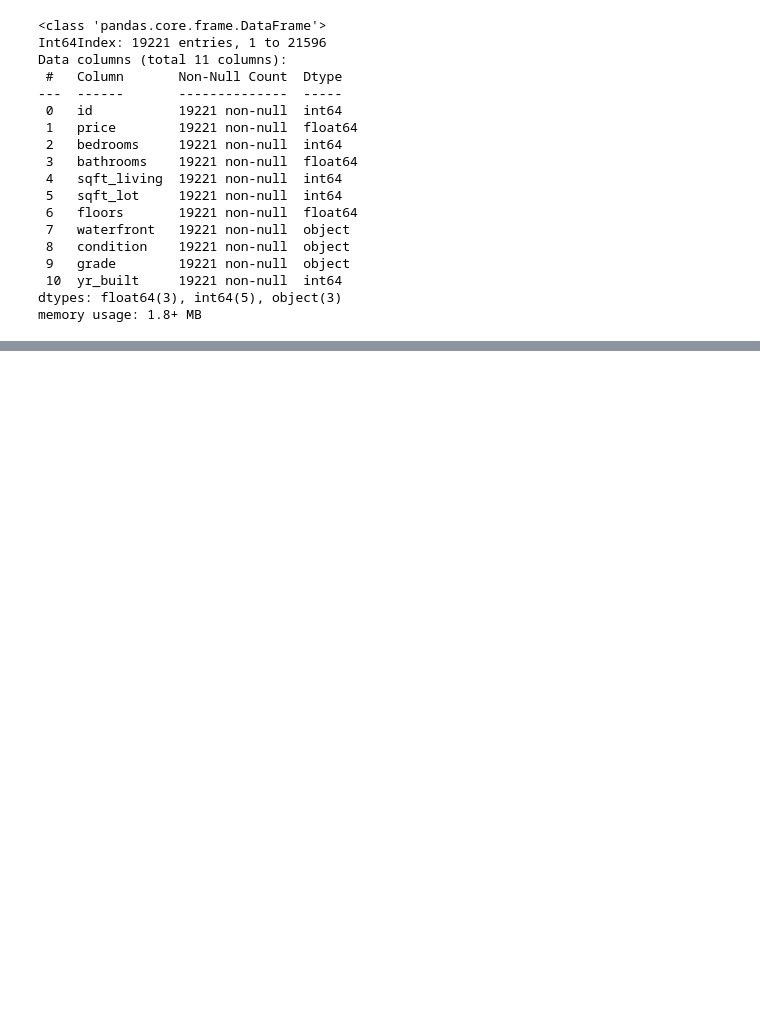
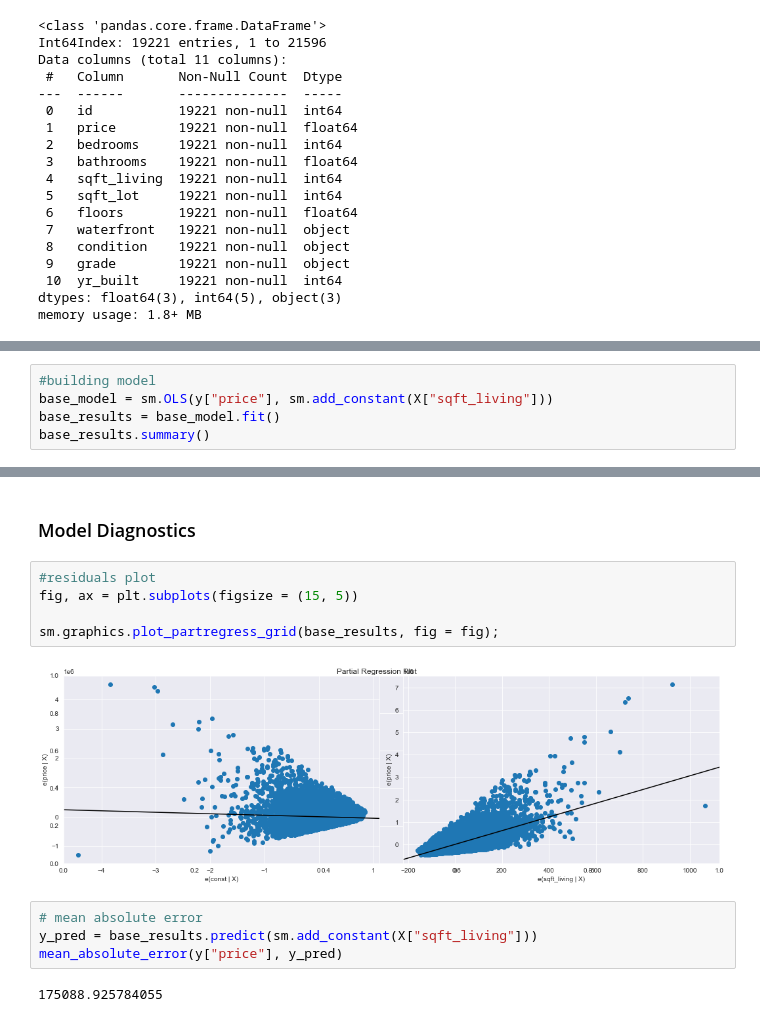
Before and after one commit to Gorreti/dsc-phase-2-project-v2-3, a Jupyter notebook: student.ipynb, the cells around one changed output, grey strips where cells are left out. Cells and saved outputs as stored; diff of their text form; blank space fills up the shorter version.

```diff
--- a/student.ipynb
+++ b/student.ipynb
@@ -259,0 +683,5 @@ memory usage: 1.8+ MB
+# %%
+#building model
+base_model = sm.OLS(y["price"], sm.add_constant(X["sqft_living"]))
+base_results = base_model.fit()
+base_results.summary()
@@ -259,0 +708,15 @@ memory usage: 1.8+ MB
+# %% [markdown]
+### Model Diagnostics
+# %%
+#residuals plot
+fig, ax = plt.subplots(figsize = (15, 5))
+
+sm.graphics.plot_partregress_grid(base_results, fig = fig);
+# %% [output]
+[figure, added]
+# %%
+# mean absolute error
+y_pred = base_results.predict(sm.add_constant(X["sqft_living"]))
+mean_absolute_error(y["price"], y_pred)
+# %% [output]
+175088.925784055
```
Also changed, not shown: parts of 99 cells of this notebook.
